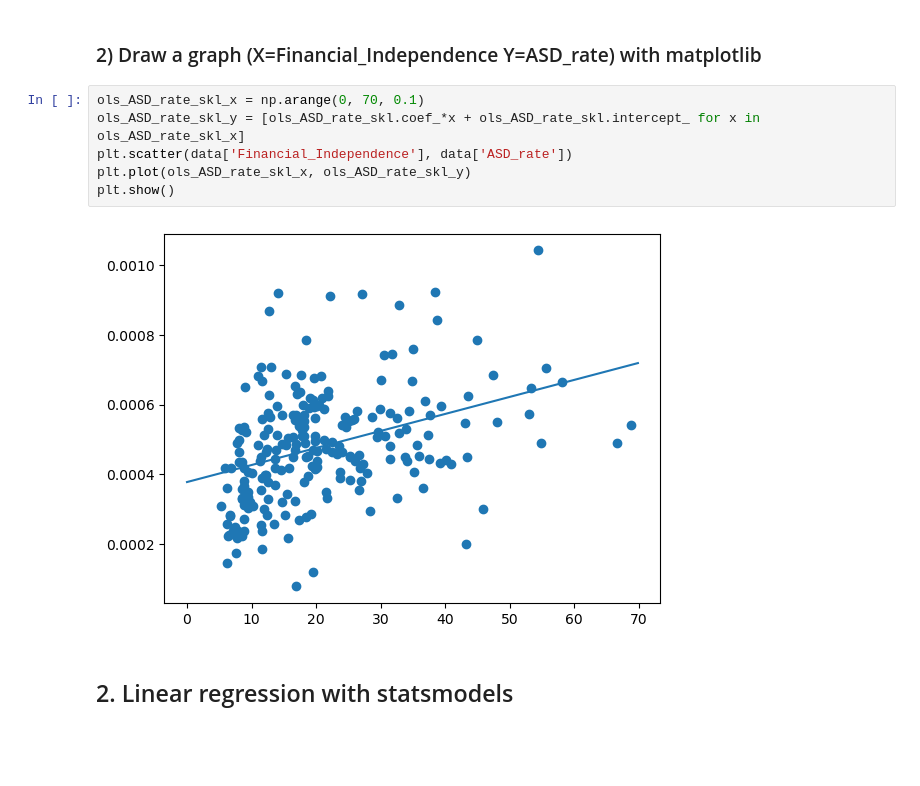
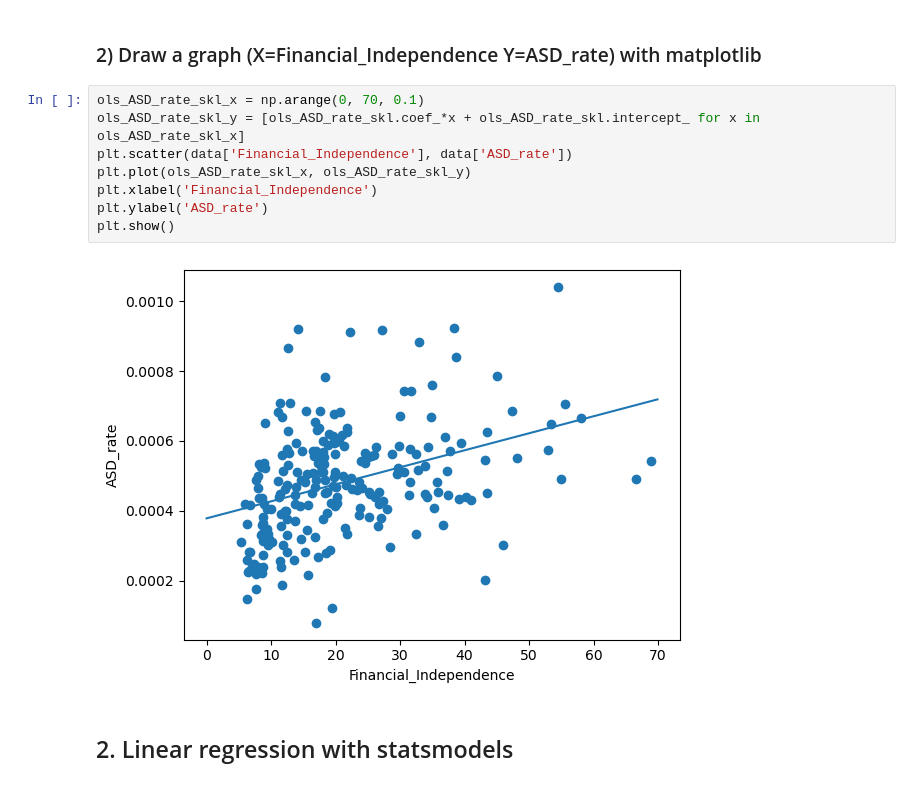
Before and after one commit to milkywaypeko/ASD_FI_Correlation, a Jupyter notebook: ASD_ID_FI_Correlation.ipynb, the cells around one changed output. Saved outputs shown, nothing was run; the diff lists cells and outputs as text; blank space fills up the shorter version.

```diff
--- a/ASD_ID_FI_Correlation.ipynb
+++ b/ASD_ID_FI_Correlation.ipynb
@@ -218,11 +218,13 @@ MSE : 2.1384062195390713e-08
 # %%
 ols_ASD_rate_skl_x = np.arange(0, 70, 0.1)
 ols_ASD_rate_skl_y = [ols_ASD_rate_skl.coef_*x + ols_ASD_rate_skl.intercept_ for x in ols_ASD_rate_skl_x]
 plt.scatter(data['Financial_Independence'], data['ASD_rate'])
 plt.plot(ols_ASD_rate_skl_x, ols_ASD_rate_skl_y)
+plt.xlabel('Financial_Independence')
+plt.ylabel('ASD_rate')
 plt.show()
 # %% [output]
-[figure, old version]
+[figure, new version]
 # %% [markdown]
 ## 2. Linear regression with statsmodels
 # %% [markdown]
```
Also changed, not shown: parts of 16 cells of this notebook.
